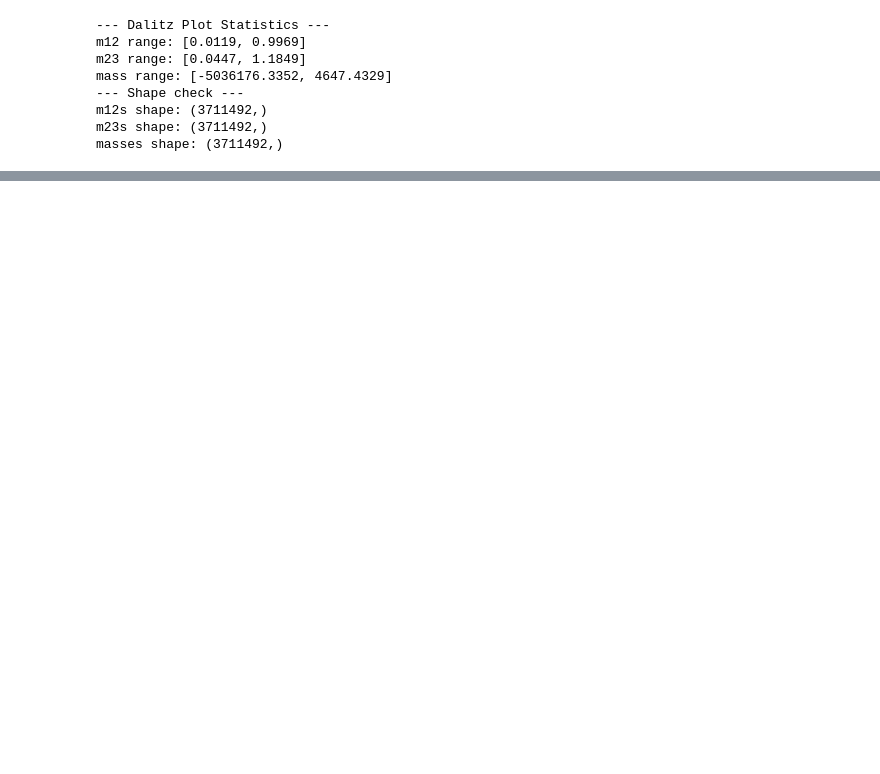
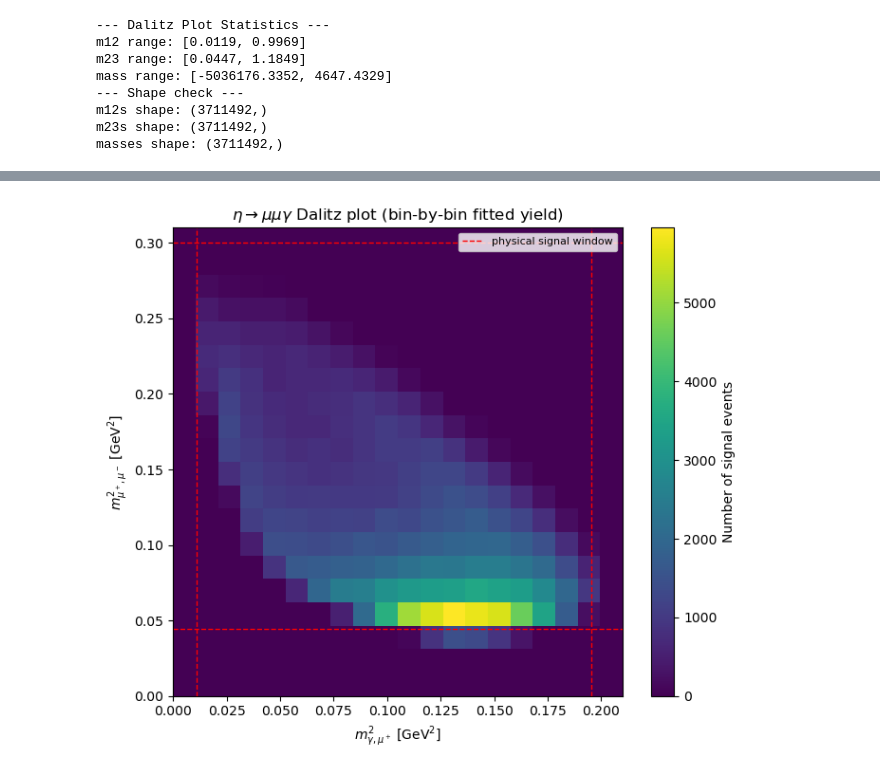
Before and after one commit to michael24peters/root-analysis, a Jupyter notebook: src/fit/fit_dalitz.ipynb, the cells around one changed output, grey strips where cells are left out. Saved outputs shown, nothing was run; the diff lists cells and outputs as text; code cells hidden in the pictures; blank space fills up the shorter version.

```diff
--- a/src/fit/fit_dalitz.ipynb
+++ b/src/fit/fit_dalitz.ipynb
@@ -250,0 +348,30 @@ def plot_dalitz():
+# %%
+# Plot the dalitz plot using the fit results for signal events
+# Physical constraints for the dalitz plot
+M_MU = 0.105658
+M_ETA = 0.547862
+M12_PHYS = (M_MU**2, (M_ETA - M_MU)**2)
+M23_PHYS = ((2 * M_MU)**2, M_ETA**2)
+
+# Reset plot settings to defaults
+plt.rcdefaults()
+
+fig, ax = plt.subplots(figsize=(7, 6))
+mesh = ax.pcolormesh(m12_edges, m23_edges, signal_counts.T, cmap='viridis', shading='auto')
+fig.colorbar(mesh, ax=ax, label='Number of signal events')
+
+# Mark the physical signal boundary (see M12_PHYS/M23_PHYS above).
+ax.axvline(M12_PHYS[0], color="red", ls="--", lw=1, label="physical signal window")
+ax.axvline(M12_PHYS[1], color="red", ls="--", lw=1)
+ax.axhline(M23_PHYS[0], color="red", ls="--", lw=1)
+ax.axhline(M23_PHYS[1], color="red", ls="--", lw=1)
+ax.legend(loc="upper right", fontsize=8)
+
+ax.set_xlabel(r"$m^2_{\gamma,\mu^+}$ [GeV$^2$]")
+ax.set_ylabel(r"$m^2_{\mu^+,\mu^-}$ [GeV$^2$]")
+ax.set_title(r"$\eta \to \mu\mu\gamma$ Dalitz plot (bin-by-bin fitted yield)")
+
+fig.tight_layout()
+fig.show()
+# %% [output]
+[figure, added]
```
Also changed, not shown: parts of 14 cells of this notebook, 2 other files.
